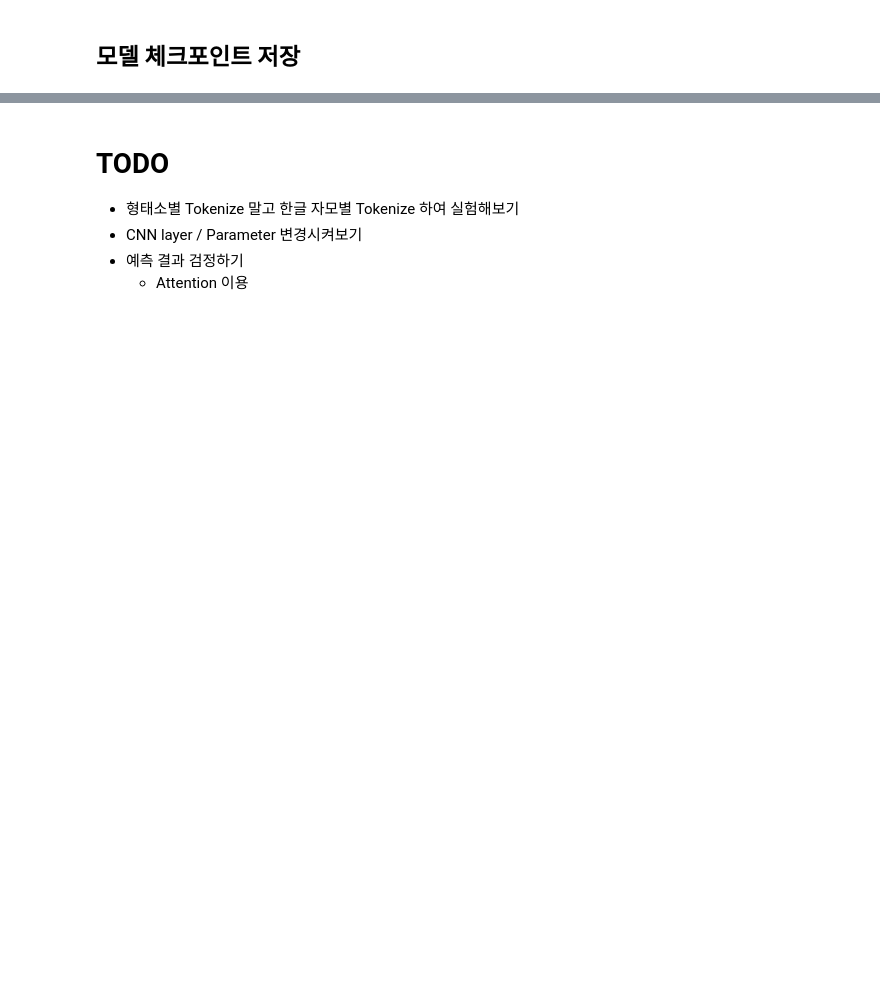
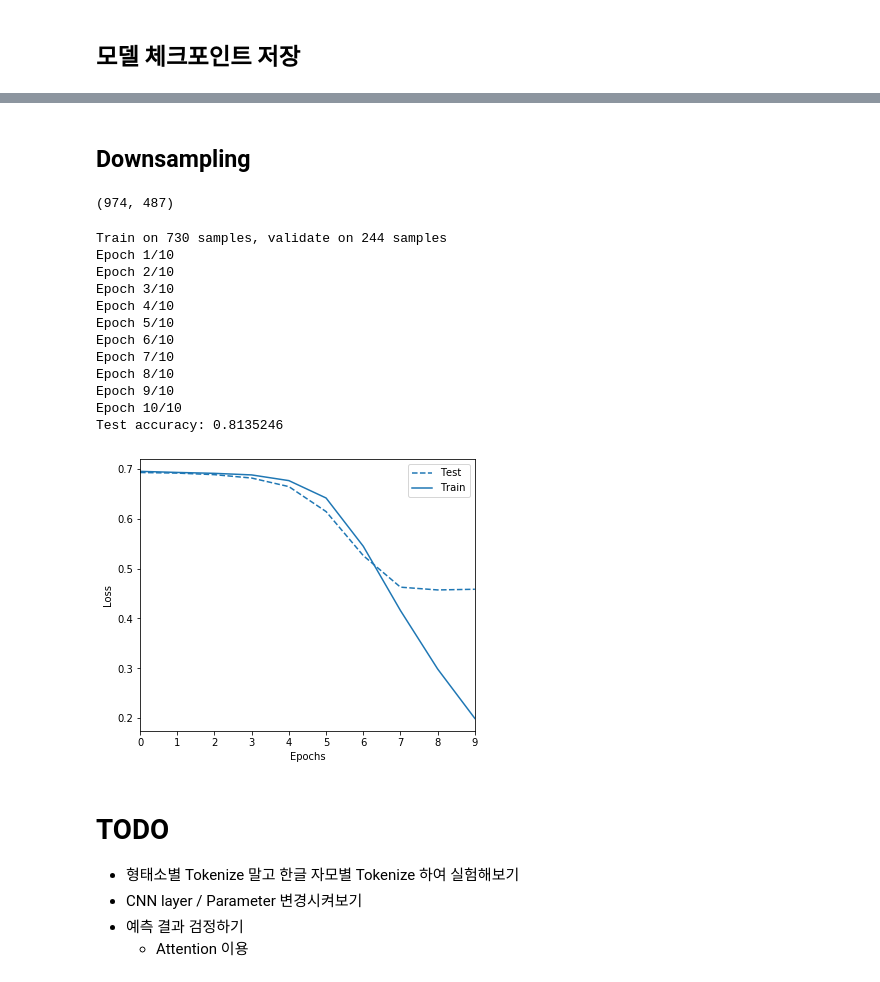
Before and after one commit to bigdata-3-group/korea-3, a Jupyter notebook: src/NLP/morp_prototype_model.ipynb, the cells around one changed output, grey strips where cells are left out. Saved outputs shown, nothing was run; the diff lists cells and outputs as text; code cells hidden in the pictures; blank space fills up the shorter version.

```diff
--- a/src/NLP/morp_prototype_model.ipynb
+++ b/src/NLP/morp_prototype_model.ipynb
@@ -382,7 +337,7 @@ test_chat = "시1111발"
 test_id = text_to_index(morp.pos(test_chat, norm=True, join=True))
 print(morp.pos(test_chat, norm=True, join=True))
 sentence_size = 20
-x_padded = sequence.pad_sequences([test_id],
+x_padded_temp = sequence.pad_sequences([test_id],
                                  maxlen=sentence_size,
                                  truncating='post',
                                  padding='post',
@@ -416,3 +355,50 @@ b'../model/1565178937'
+# %% [markdown]
+## Downsampling
+# %%
+down_X, down_y = RandomUnderSampler().fit_resample(x_padded, datasets.label)
+down_X_train, down_X_test, down_y_train, down_y_test = train_test_split(down_X, down_y)
+
+# 총 데이터 수 , 1 레이블 데이터 수
+len(down_y), down_y.sum()
+# %% [output]
+(974, 487)
+# %%
+model_down = keras.Sequential([
+    keras.layers.Embedding(vocab_size, 10),
+    keras.layers.Conv1D(32, 3, padding="same", activation=tf.nn.relu),
+    keras.layers.Dropout(0.5),
+    keras.layers.Conv1D(32, 3, padding="same", activation=tf.nn.relu),
+    keras.layers.GlobalMaxPool1D(),
+    keras.layers.Dropout(0.5),
+    keras.layers.Dense(2, activation=tf.nn.sigmoid)
+])
+# %%
+model_down.compile(optimizer='adam',
+              loss='binary_crossentropy',
+              metrics=['accuracy'])
+
+history = model_down.fit(down_X_train,
+          pd.get_dummies(down_y_train),
+          epochs=10,
+          validation_data=(down_X_test, pd.get_dummies(down_y_test))
+         )
+plot_loss(history)
+test_loss, test_acc = model_down.evaluate(down_X_test, pd.get_dummies(down_y_test))
+print('Test accuracy:', test_acc)
+# %% [output]
+Train on 730 samples, validate on 244 samples
+Epoch 1/10
+Epoch 2/10
+Epoch 3/10
+Epoch 4/10
+Epoch 5/10
+Epoch 6/10
+Epoch 7/10
+Epoch 8/10
+Epoch 9/10
+Epoch 10/10
+Test accuracy: 0.8135246
+[figure, added]
 # %% [markdown]
 # TODO
 - 형태소별 Tokenize 말고 한글 자모별 Tokenize 하여 실험해보기
```
Also changed, not shown: parts of 25 cells of this notebook, 4 other files.
